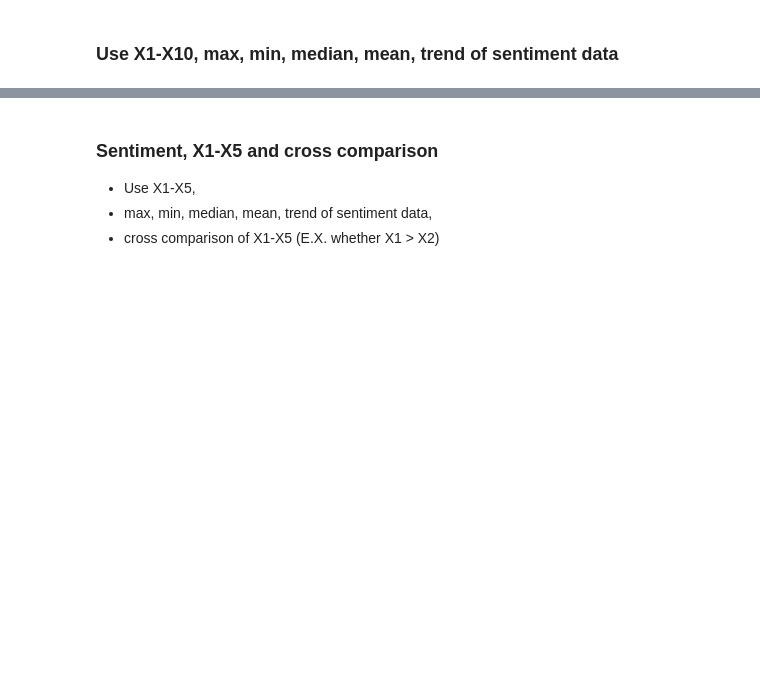
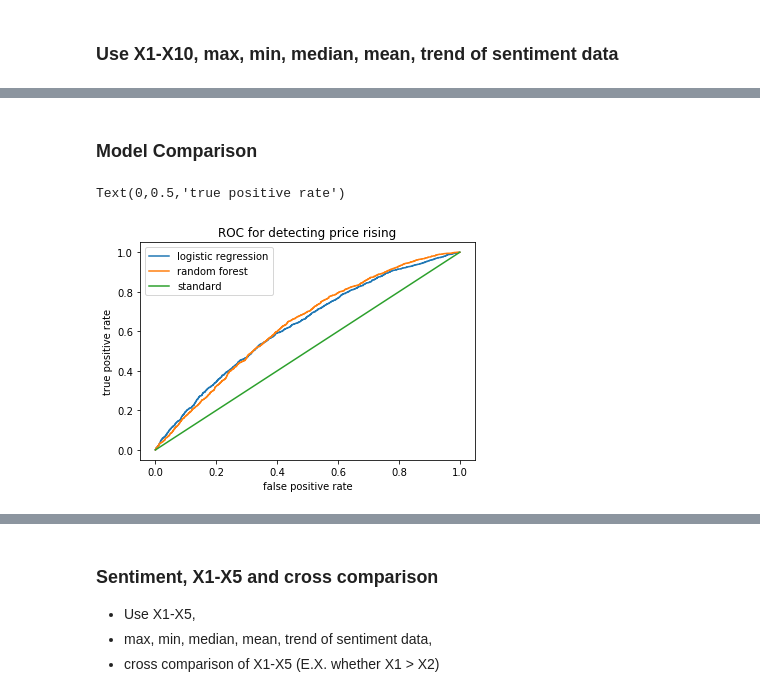
Before and after one commit to PosterStevens/Bitcoin-Direction-Prediction, a Jupyter notebook: base_model.ipynb, the cells around one changed output, grey strips where cells are left out. Cells and saved outputs as stored; diff of their text form; code cells hidden in the pictures; blank space fills up the shorter version.

```diff
--- a/base_model.ipynb
+++ b/base_model.ipynb
@@ -190,0 +398,13 @@ weighted avg       0.43      0.44      0.41      2100
+# %% [markdown]
+### Model Comparison
+# %%
+plt.plot(fpr_lr, tpr_lr, label='logistic regression')
+plt.plot(fpr_rf, tpr_rf, label='random forest')
+plt.plot((0, 1), (0, 1), label='standard')
+plt.legend()
+plt.title("ROC for detecting price rising")
+plt.xlabel("false positive rate")
+plt.ylabel("true positive rate")
+# %% [output]
+Text(0,0.5,'true positive rate')
+[figure, added]
```
Also changed, not shown: parts of 18 cells of this notebook.
